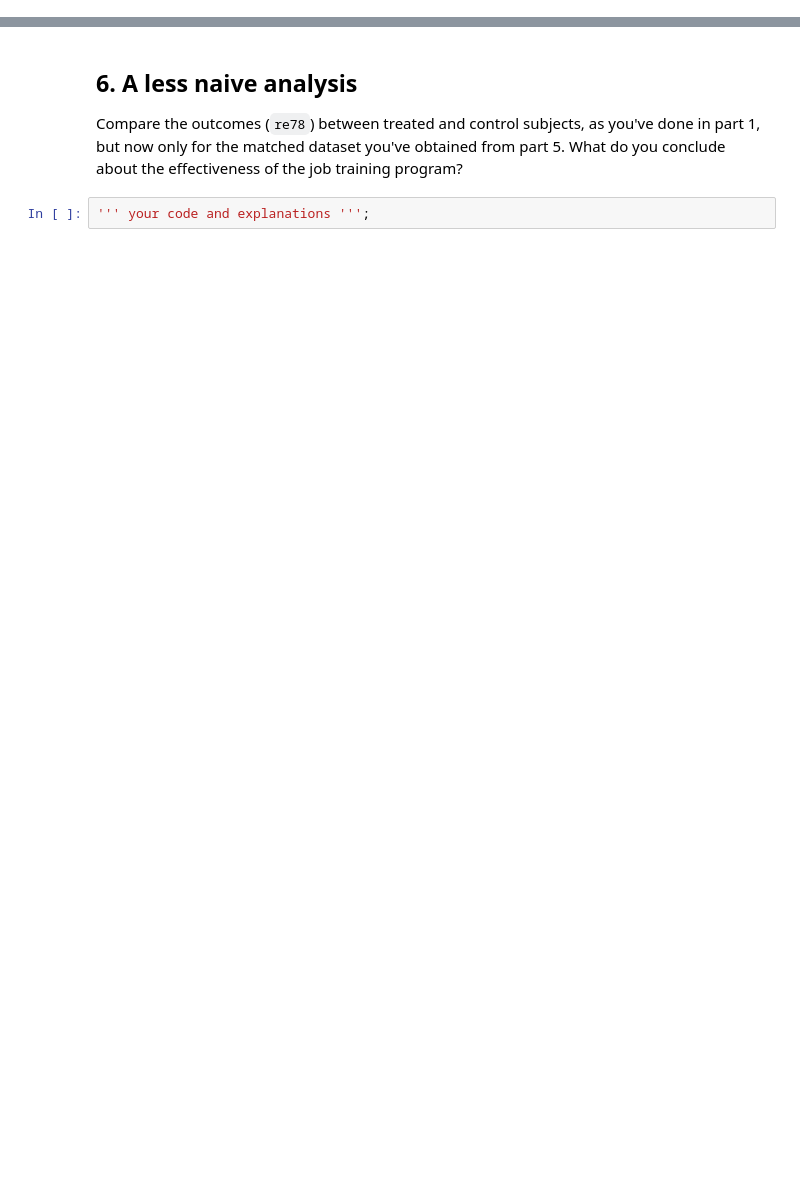
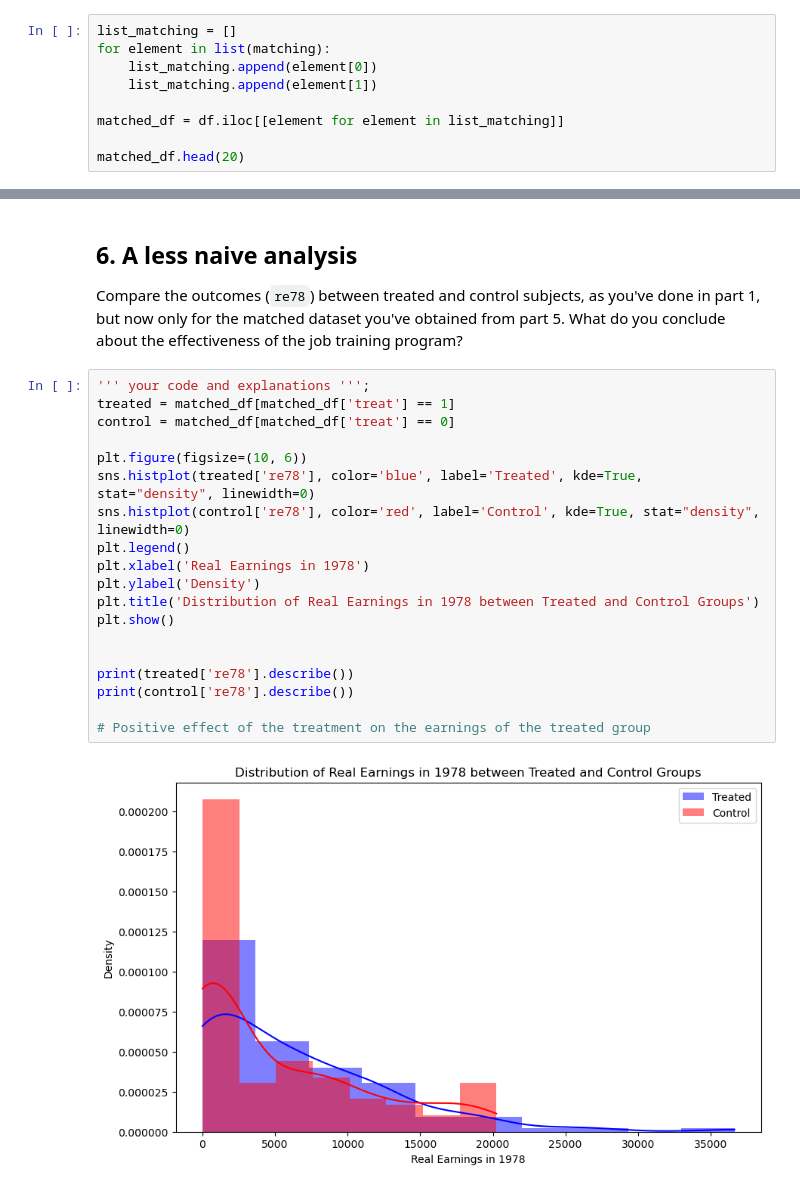
Before and after one commit to Thierrix/2024, a Jupyter notebook: Exercises/05 - Causal analysis of observational data/Observational studies exercise.ipynb, the cells around one changed output, grey strips where cells are left out. Saved outputs shown, nothing was run; the diff lists cells and outputs as text; blank space fills up the shorter version.

```diff
--- a/Exercises/05 - Causal analysis of observational data/Observational studies exercise.ipynb
+++ b/Exercises/05 - Causal analysis of observational data/Observational studies exercise.ipynb
@@ -315,0 +355,9 @@ Argue with numbers and plots that the two groups (treated and control) are now b
+# %%
+list_matching = []
+for element in list(matching):
+    list_matching.append(element[0])
+    list_matching.append(element[1])
+
+matched_df = df.iloc[[element for element in list_matching]]
+
+matched_df.head(20)
@@ -318,5 +384,24 @@ Argue with numbers and plots that the two groups (treated and control) are now b
 
 Compare the outcomes (`re78`) between treated and control subjects, as you've done in part 1, but now only for the matched dataset you've obtained from part 5.
 What do you conclude about the effectiveness of the job training program?
-# %%
-''' your code and explanations ''';
+# %%
+''' your code and explanations ''';
+treated = matched_df[matched_df['treat'] == 1]
+control = matched_df[matched_df['treat'] == 0]
+
+plt.figure(figsize=(10, 6))
+sns.histplot(treated['re78'], color='blue', label='Treated', kde=True, stat="density", linewidth=0)
+sns.histplot(control['re78'], color='red', label='Control', kde=True, stat="density", linewidth=0)
+plt.legend()
+plt.xlabel('Real Earnings in 1978')
+plt.ylabel('Density')
+plt.title('Distribution of Real Earnings in 1978 between Treated and Control Groups')
+plt.show()
+
+
+print(treated['re78'].describe())
+print(control['re78'].describe())
+
+# Positive effect of the treatment on the earnings of the treated group
+# %% [output]
+[figure, added]
```
Also changed, not shown: parts of 7 cells of this notebook.
